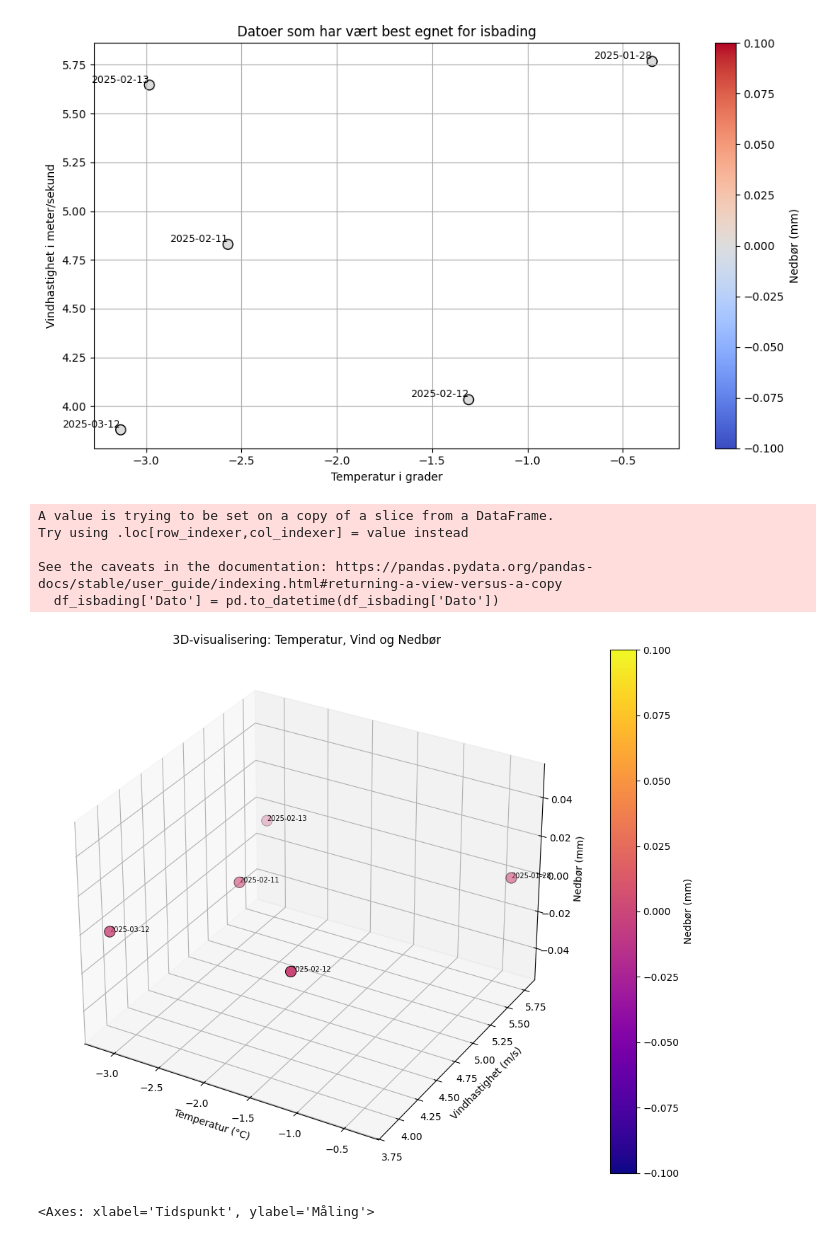
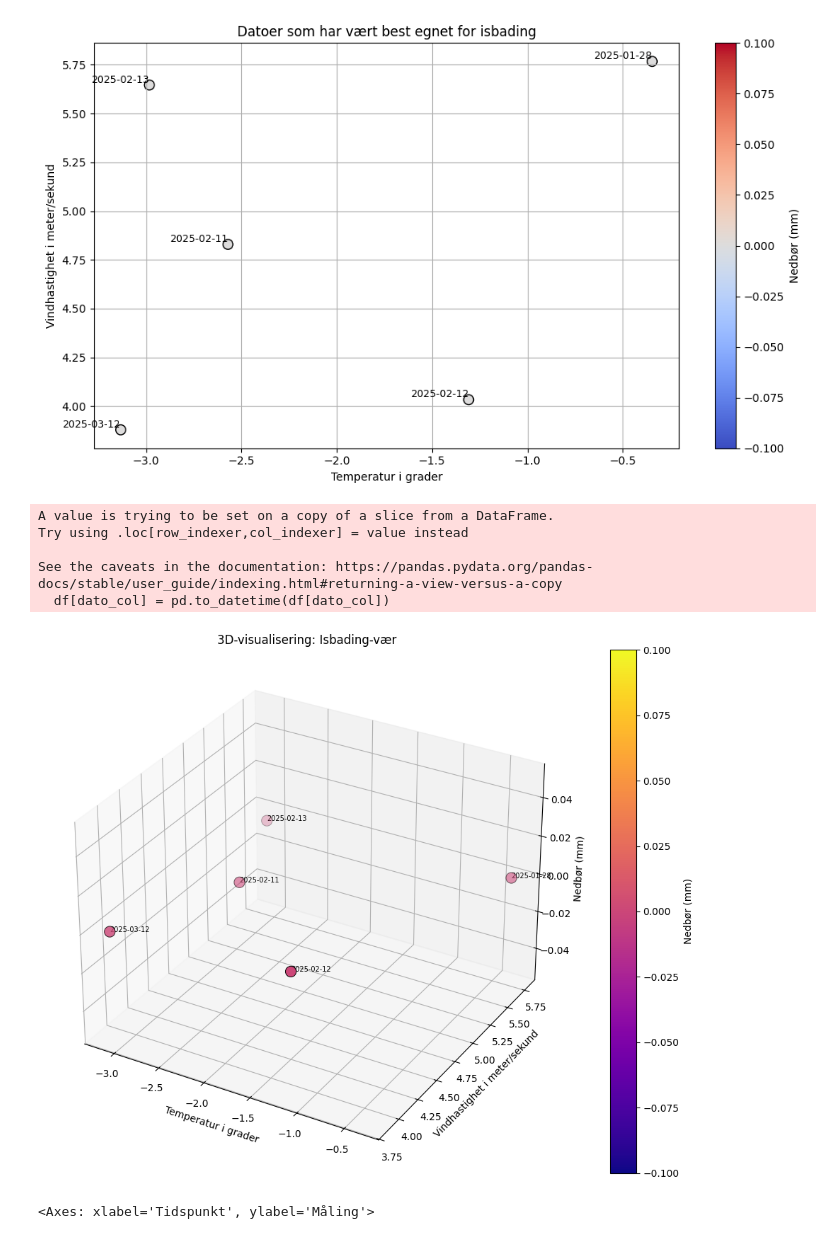
Before and after one commit to friha03/Milj-dataanalyseapplikasjon, a Jupyter notebook: notebooks/API_Weather/Dataanalyse_visualiseringer.ipynb, the cells around one changed output. Cells and saved outputs as stored; diff of their text form; code cells hidden in the pictures.

```diff
--- a/notebooks/API_Weather/Dataanalyse_visualiseringer.ipynb
+++ b/notebooks/API_Weather/Dataanalyse_visualiseringer.ipynb
@@ -93,49 +93,25 @@ plott_smart_scatter(
 )
 # %% [output]
 [figure]
-# %%
-# Lage plottet som #D for å få opp datoene mere oversiktlig ifht nedbør, vind og temperatur
-fig = plt.figure(figsize=(12, 8))
-ax = fig.add_subplot(111, projection='3d')
-
-x = df_isbading["Temperatur (°C)"]
-y = df_isbading["Vindhastighet (km/t)"]
-z = df_isbading["Nedbør (mm)"]
-df_isbading['Dato'] = pd.to_datetime(df_isbading['Dato'])
-labels = df_isbading['Dato'].dt.strftime("%Y-%m-%d")
-
-
-
-# Legger til en tydelig farge slik punketene viser tydelig, fargen endrer seg etter nedbørskalen, altså jo mindre vind
-scatter = ax.scatter(x, y, z,
-                     c=z,
-                     cmap="plasma",
-                     s=120,           # større storleik på prikkene / punktet
-                     edgecolors="black",
-                     linewidths=0.7)
-
-# Legge til datoene på punktet
-for i in range(len(df_isbading)):
-    ax.text(x.iloc[i], y.iloc[i], z.iloc[i], labels.iloc[i], size=7, zorder=1)
-
-# titler på aksene
-ax.set_xlabel("Temperatur (°C)")
-ax.set_ylabel("Vindhastighet (m/s)")
-ax.set_zlabel("Nedbør (mm)")
-ax.set_title("3D-visualisering: Temperatur, Vind og Nedbør")
-
-# Farge på kolonna med nedbør
-fig.colorbar(scatter, label="Nedbør (mm)")
-
-plt.tight_layout()
-plt.show()
-# %% [output]
-A value is trying to be set on a copy of a slice from a DataFrame.
-Try using .loc[row_indexer,col_indexer] = value instead
-
-See the caveats in the documentation: https://pandas.pydata.org/pandas-docs/stable/user_guide/indexing.html#returning-a-view-versus-a-copy
-  df_isbading['Dato'] = pd.to_datetime(df_isbading['Dato'])
-[figure, removed]
+# %%
+plott_smart_scatter_3D(
+    df = df_isbading,
+    x_col = "Temperatur (°C)",
+    y_col = "Vindhastighet (km/t)",
+    z_col = "Nedbør (mm)",
+    dato_col = "Dato",
+    x_label = "Temperatur i grader",
+    y_label = "Vindhastighet i meter/sekund",
+    z_label = "Nedbør (mm)",
+    title = "3D-visualisering: Isbading-vær"
+)
+# %% [output]
+A value is trying to be set on a copy of a slice from a DataFrame.
+Try using .loc[row_indexer,col_indexer] = value instead
+
+See the caveats in the documentation: https://pandas.pydata.org/pandas-docs/stable/user_guide/indexing.html#returning-a-view-versus-a-copy
+  df[dato_col] = pd.to_datetime(df[dato_col])
+[figure, added]
 # %%
 #Lager plots med seaborn i stedet for matplotlib
 
```
Also changed, not shown: parts of 2 cells of this notebook, 1 other file.
